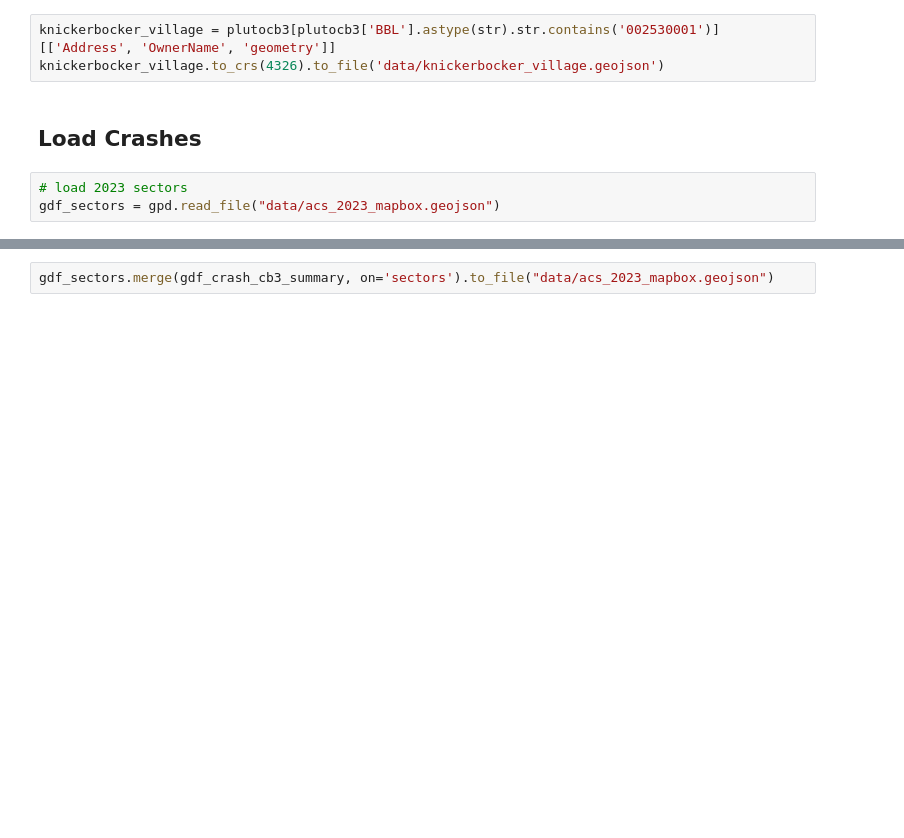
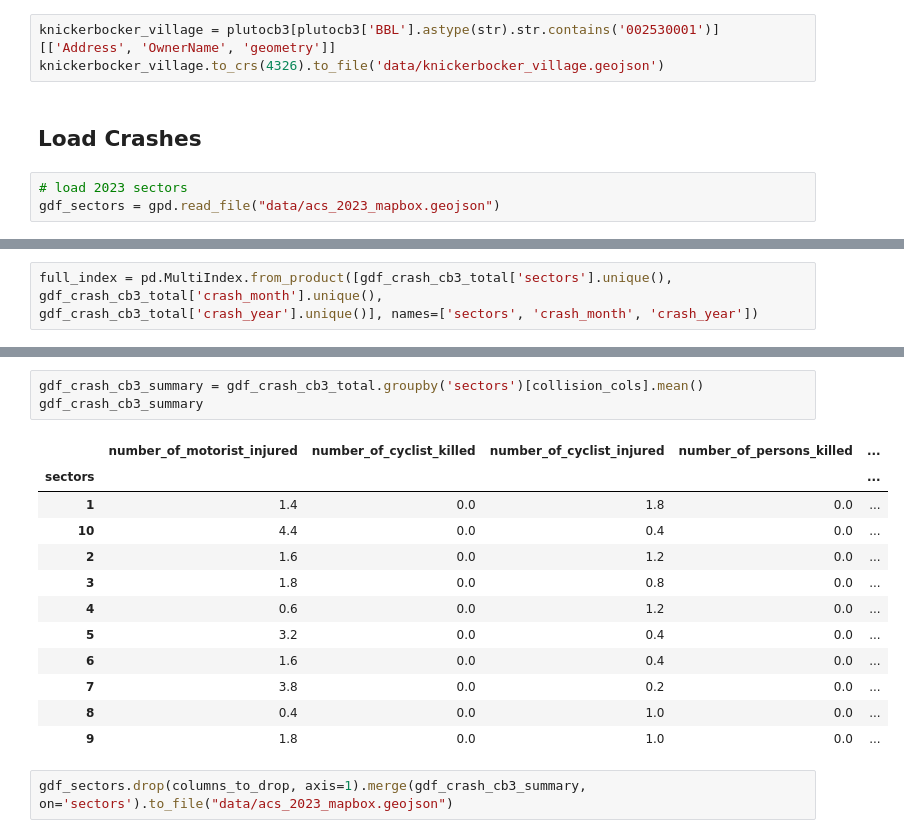
Before and after one commit to jennahgosciak/cb3-interactive, a Jupyter notebook: load_contextual_data.ipynb, the cells around one changed output, grey strips where cells are left out. Cells and saved outputs as stored; diff of their text form; blank space fills up the shorter version.

```diff
--- a/load_contextual_data.ipynb
+++ b/load_contextual_data.ipynb
@@ -95,0 +140,3 @@ gdf_crash_cb3_summary = gdf_crash_cb3_summary.groupby('sectors')[['number_of_mot
+# %%
+full_index = pd.MultiIndex.from_product([gdf_crash_cb3_total['sectors'].unique(), gdf_crash_cb3_total['crash_month'].unique(),
+gdf_crash_cb3_total['crash_year'].unique()], names=['sectors', 'crash_month', 'crash_year'])
@@ -96,2 +150,18 @@ gdf_crash_cb3_summary = gdf_crash_cb3_summary.groupby('sectors')[['number_of_mot
+# %%
+gdf_crash_cb3_summary = gdf_crash_cb3_total.groupby('sectors')[collision_cols].mean()
+gdf_crash_cb3_summary
+# %% [output]
+|  | number_of_motorist_injured | number_of_cyclist_killed | number_of_cyclist_injured | number_of_persons_killed | ... |
+| sectors |  |  |  |  | ... |
+| 1 | 1.4 | 0.0 | 1.8 | 0.0 | ... |
+| 10 | 4.4 | 0.0 | 0.4 | 0.0 | ... |
+| 2 | 1.6 | 0.0 | 1.2 | 0.0 | ... |
+| 3 | 1.8 | 0.0 | 0.8 | 0.0 | ... |
+| 4 | 0.6 | 0.0 | 1.2 | 0.0 | ... |
+| 5 | 3.2 | 0.0 | 0.4 | 0.0 | ... |
+| 6 | 1.6 | 0.0 | 0.4 | 0.0 | ... |
+| 7 | 3.8 | 0.0 | 0.2 | 0.0 | ... |
+| 8 | 0.4 | 0.0 | 1.0 | 0.0 | ... |
+| 9 | 1.8 | 0.0 | 1.0 | 0.0 | ... |
 # %%
-gdf_sectors.merge(gdf_crash_cb3_summary, on='sectors').to_file("data/acs_2023_mapbox.geojson")
+gdf_sectors.drop(columns_to_drop, axis=1).merge(gdf_crash_cb3_summary, on='sectors').to_file("data/acs_2023_mapbox.geojson")
```
Also changed, not shown: parts of 12 cells of this notebook, 7 other files.
